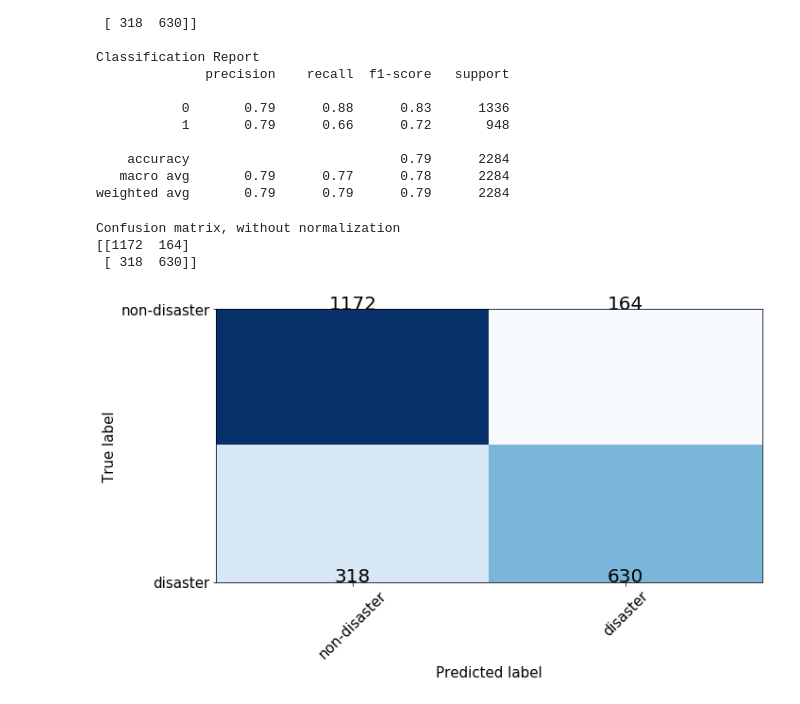
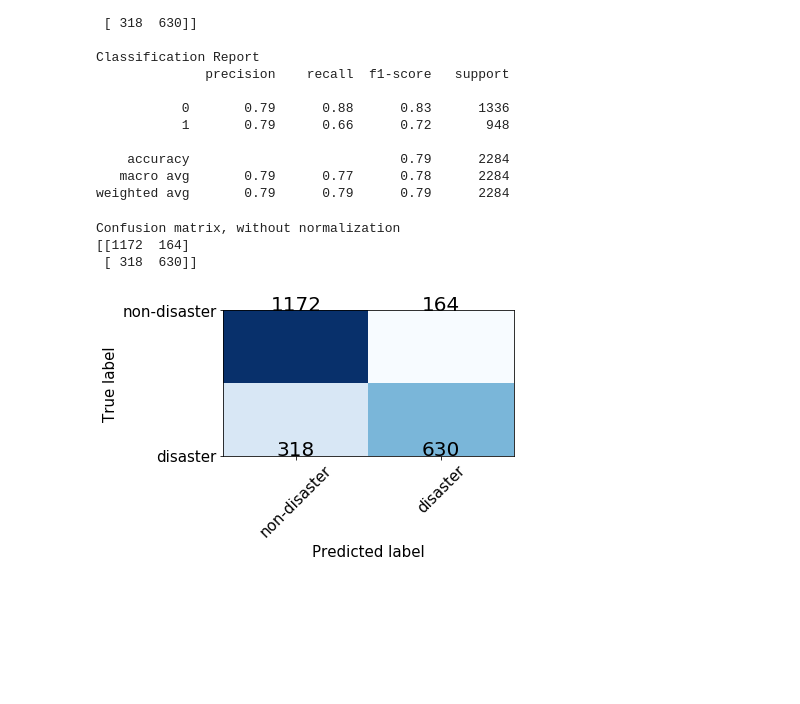
Before and after one commit to IrinaShcherbakova/ML-Project, a Jupyter notebook: GradientBoosting.ipynb, the cells around one changed output. Saved outputs shown, nothing was run; the diff lists cells and outputs as text; code cells hidden in the pictures; blank space fills up the shorter version.

```diff
--- a/GradientBoosting.ipynb
+++ b/GradientBoosting.ipynb
@@ -268,32 +284,32 @@ def plot_confusion_matrix(cm, classes,
         print('Confusion matrix, without normalization')
 
     print(cm)
 
     plt.imshow(cm, interpolation='nearest', cmap=cmap)
     #plt.title(title)
     #plt.colorbar()
     tick_marks = np.arange(len(classes))
     plt.xticks(tick_marks, classes, rotation=45, fontsize = 15)
     plt.yticks(tick_marks, classes,fontsize = 15)
 
     fmt = '.2f' if normalize else 'd'
     for i, j in itertools.product(range(cm.shape[0]), range(cm.shape[1])):
         plt.text(j, i, format(cm[i, j], fmt),
                  horizontalalignment="center",fontsize = 20)
 
     plt.ylabel('True label', fontsize = 15)
     plt.xlabel('Predicted label', fontsize = 15)
     plt.tight_layout()
 
 cnf_matrix = confusion_matrix(y_test, predictions)
 np.set_printoptions(precision=2)
 # Plot non-normalized confusion matrix
-plt.figure(figsize=(10,10))
+plt.figure()
 plot_confusion_matrix(cnf_matrix, classes=class_names,
                       title='Confusion matrix, without normalization')
 plt.show()
 # %% [output]
 Confusion matrix, without normalization
 [[1172  164]
  [ 318  630]]
-[figure, old version]
+[figure, new version]
```
Also changed, not shown: parts of 7 cells of this notebook, 1 other file.
